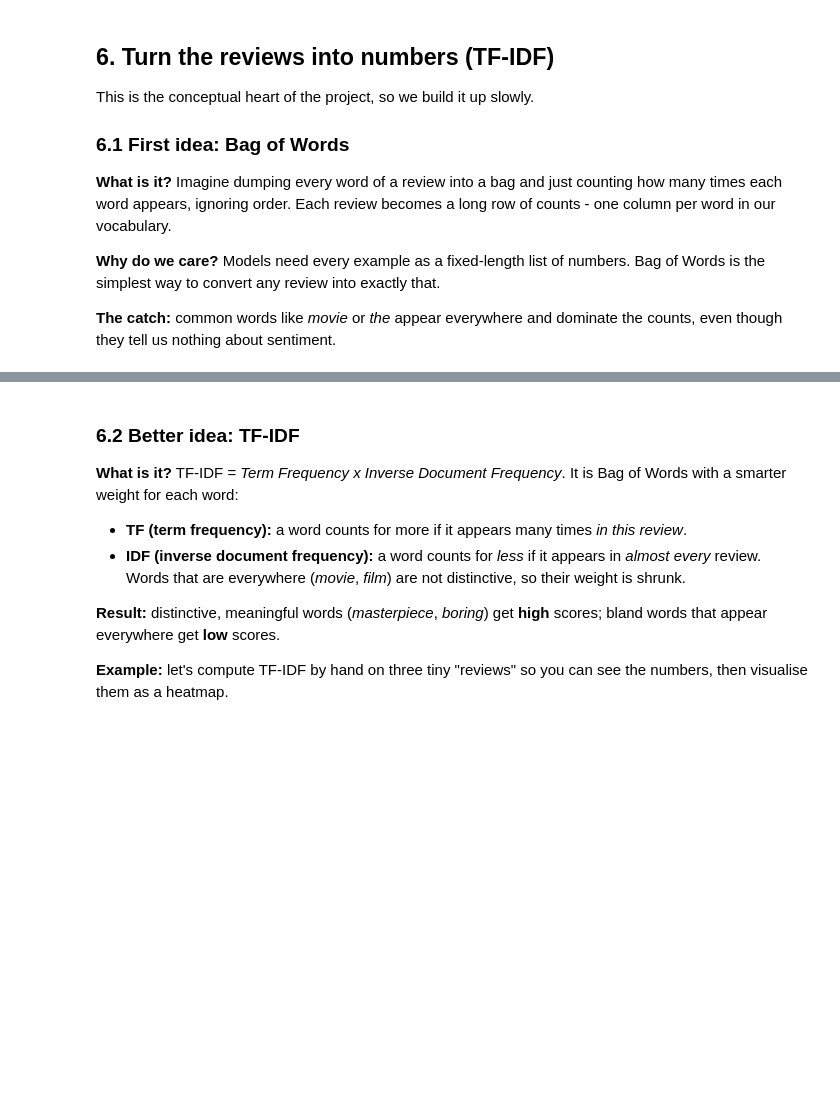
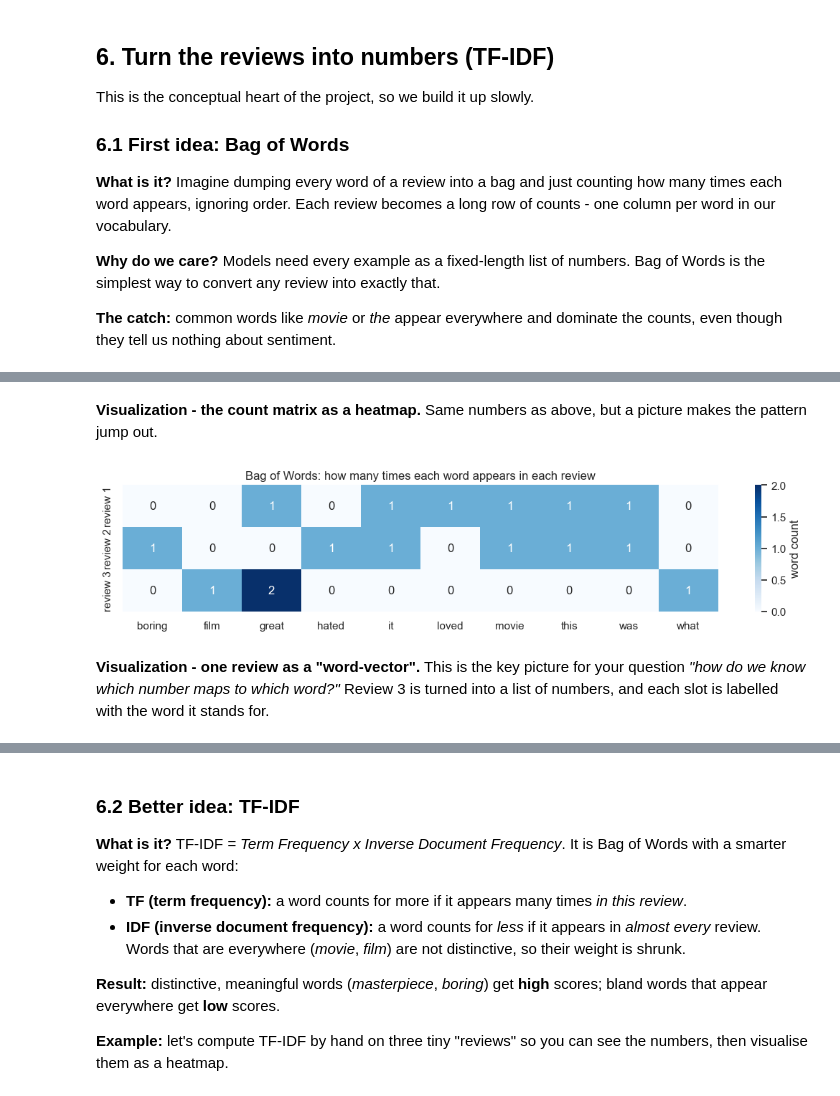
Before and after one commit to alextianyf/movie-review-sentiment-analysis, a Jupyter notebook: sentiment-analysis-teaching.ipynb, the cells around one changed output, grey strips where cells are left out. Drawn from its saved outputs; the diff is of its cells as text; code cells hidden in the pictures; blank space fills up the shorter version.

```diff
--- a/sentiment-analysis-teaching.ipynb
+++ b/sentiment-analysis-teaching.ipynb
@@ -477,0 +484,24 @@ counts, even though they tell us nothing about sentiment.
+# %%
+toy = [
+    "i loved this movie it was great",
+    "i hated this movie it was boring",
+    "what a great great film",
+]
+
+bow_vec = CountVectorizer()
+bow_matrix = bow_vec.fit_transform(toy)
+
+# (1) THE VOCABULARY MAP: which column number each word was given.
+#     This dictionary is how the computer knows which number means which word.
+print("Vocabulary map  (word -> column number):")
+for word, col in sorted(bow_vec.vocabulary_.items(), key=lambda kv: kv[1]):
+    print(f"   column {col:>2}   ->   {word}")
+
+# (2) THE COUNT MATRIX: each review is now a row of numbers using those columns.
+bow_df = pd.DataFrame(
+    bow_matrix.toarray(),
+    columns=bow_vec.get_feature_names_out(),
+    index=["review 1", "review 2", "review 3"],
+)
+print("\nBag-of-Words count matrix:")
+print(bow_df)
@@ -477,0 +526,14 @@ counts, even though they tell us nothing about sentiment.
+# %% [markdown]
+**Visualization - the count matrix as a heatmap.** Same numbers as above, but a
+picture makes the pattern jump out.
+# %%
+plt.figure(figsize=(11, 2.6))
+sns.heatmap(bow_df, annot=True, cmap="Blues", cbar_kws={"label": "word count"})
+plt.title("Bag of Words: how many times each word appears in each review")
+plt.tight_layout(); plt.show()
+# %% [output]
+[figure, added]
+# %% [markdown]
+**Visualization - one review as a "word-vector".** This is the key picture for your
+question *"how do we know which number maps to which word?"* Review 3 is turned into
+a list of numbers, and each slot is labelled with the word it stands for.
```
Also changed, not shown: parts of 4 cells of this notebook.
